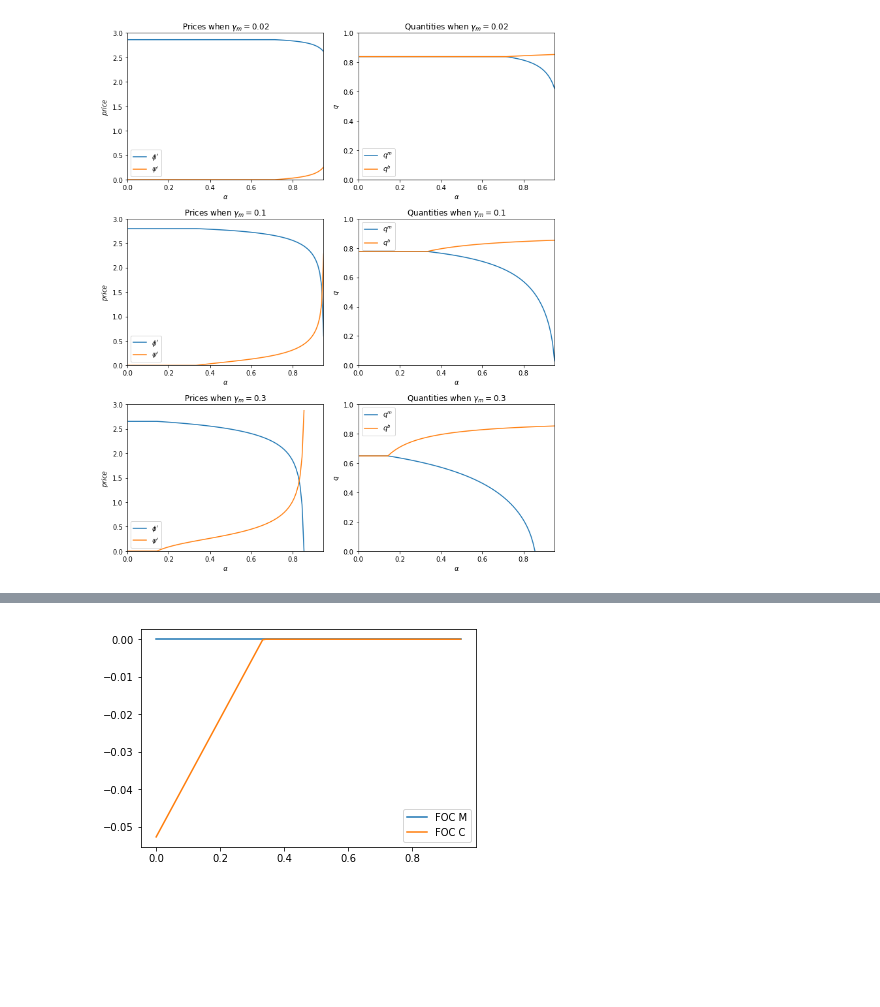
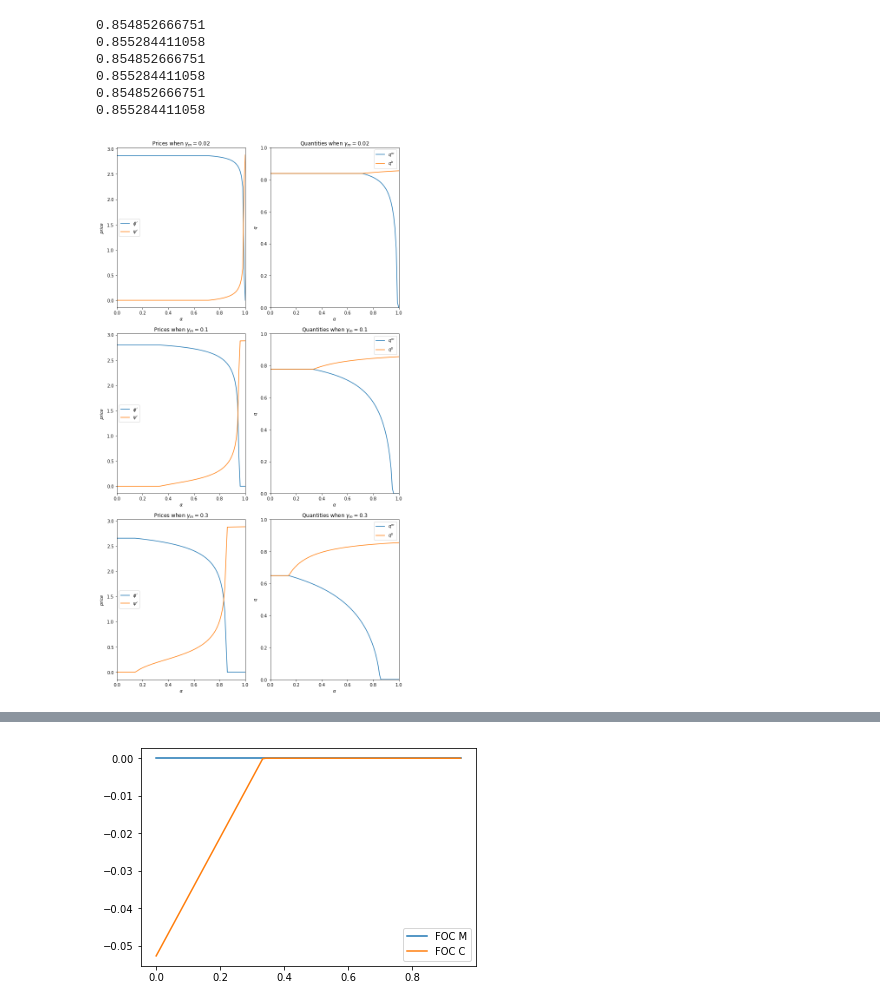
Before and after one commit to spspitze/cryptocurrency, a Jupyter notebook: One Period.ipynb, the cells around one changed output, grey strips where cells are left out. Drawn from its saved outputs; the diff is of its cells as text; code cells hidden in the pictures; blank space fills up the shorter version.

```diff
--- a/One Period.ipynb
+++ b/One Period.ipynb
@@ -148,45 +154,55 @@ def ststW(alpha,Mp,Cp,gammam=gammam,gammac=gammac,lam=lam,theta=theta,eta=eta):
 # First change alpha, see how this looks for different gammam
 Mp=1
 Cp=1
-top=.95
+top=1
 alphagrid=np.linspace(0,top,101)
 gammamgrid=[.02,.1,.3]
 #gammamgrid=[.02,.1] # If I only want to graph gammam=.02 and gammam=.1
-fig,axes=plt.subplots(len(gammamgrid),2,figsize=(10,12))
+fig,axes=plt.subplots(len(gammamgrid),2,figsize=(10,18))
 for j,gammam in enumerate(gammamgrid):
-    phipgrid=[]
-    psipgrid=[]
-    qbgrid=[]
-    qmgrid=[]
+    phipgrid,psipgrid,qbgrid,qmgrid,qbqgrid,qmqgrid=[],[],[],[],[],[]
     for alpha in alphagrid:
             phiptemp,psiptemp=ststprices(alpha,Mp,Cp,gammam)
             phipgrid.append(phiptemp), psipgrid.append(psiptemp)
             qbtemp,qmtemp=ststq(alpha,Mp,Cp,gammam)
             qbgrid.append(qbtemp),qmgrid.append(qmtemp)
-
+            qbqgrid.append(qwealth(Mp*phiptemp+Cp*psiptemp)),qmqgrid.append(qwealth(Mp*phiptemp))
+            if alpha>=.99:
+                print(qbtemp)
 
 
     axes[j,0].plot(alphagrid,phipgrid,label="$\phi'$")
     axes[j,0].plot(alphagrid,psipgrid,label="$\psi'$")
     axes[j,0].legend()
     axes[j,0].set_title(f"Prices when $\gamma_m={gammam}$")
     axes[j,0].set_xlabel(r"$\alpha$")
     axes[j,0].set_xlim(0,top)
     axes[j,0].set_ylabel("$price$")
-    axes[j,0].set_ylim(0,3)
     axes[j,1].plot(alphagrid,qmgrid,label="$q^m$")
     axes[j,1].plot(alphagrid,qbgrid,label="$q^b$")
     axes[j,1].legend()
     axes[j,1].set_title(f"Quantities when $\gamma_m={gammam}$")
     axes[j,1].set_xlabel(r"$\alpha$")
     axes[j,1].set_xlim(0,top)
     axes[j,1].set_ylabel("$q$")
     axes[j,1].set_ylim(0,1)
+#     axes[j,2].plot(alphagrid,np.asarray(qmgrid)-np.asarray(qmqgrid),label="$q^m-q_2^m$")
+#     axes[j,2].plot(alphagrid,np.asarray(qbgrid)-np.asarray(qbqgrid),label="$q^b-q_2^b$")
+#     axes[j,2].legend()
+#     axes[j,2].set_xlabel(r"$\alpha$")
+#     axes[j,2].set_xlim(0,top)
+#     axes[j,2].set_ylabel("$q-q_2$")
 
 plt.tight_layout()
-# plt.savefig(file+r'\steadystate\ststalphgamm.pdf') #If I want to save figures
+#plt.savefig(file+r'\steadystate\ststalphgamm.pdf') #If I want to save figures
 # plt.savefig(file+r'\steadystate\ststalphgamm2.pdf') #If I want to save figures (used with only gammmam=.02 and .1)
 plt.show()
 # %% [output]
+0.854852666751
+0.855284411058
+0.854852666751
+0.855284411058
+0.854852666751
+0.855284411058
-[figure, old version]
+[figure, new version]
 # %%
```
Also changed, not shown: parts of 21 cells of this notebook.
